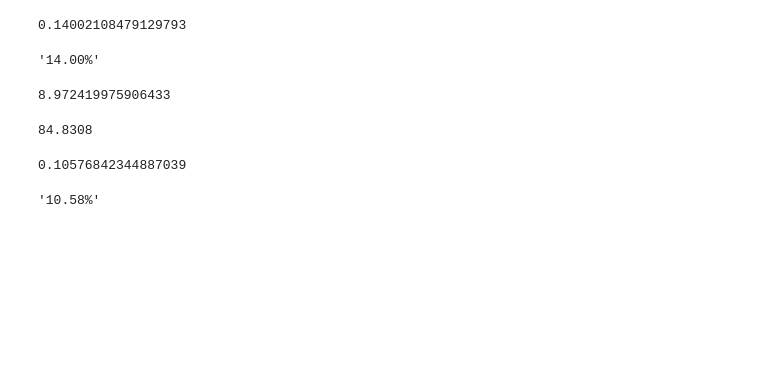
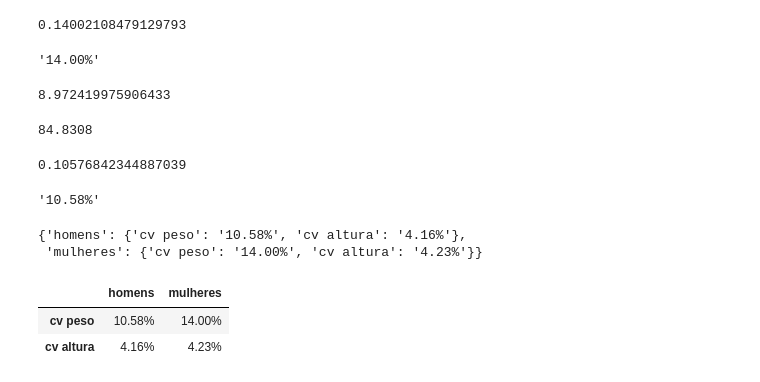
Before and after one commit to phillrog/py-machine-learning, a Jupyter notebook: notebooks/7 - Estatística/06 - Coeficiente de Variação.ipynb, the cells around one changed output. Cells and saved outputs as stored; diff of their text form; code cells hidden in the pictures; blank space fills up the shorter version.

Commit message:
transformando coeficiente de variação do peso e altura em um dataframe para comparação

```diff
--- a/notebooks/7 - Estatística/06 - Coeficiente de Variação.ipynb
+++ b/notebooks/7 - Estatística/06 - Coeficiente de Variação.ipynb
@@ -250,3 +250,18 @@ cv_peso_homens
 pct(cv_peso_homens)
 # %% [output]
 '10.58%'
+# %%
+cv_dict = {'homens':{'cv peso':pct(cv_peso_homens), 'cv altura': pct(cv_altura_homens)},
+          'mulheres': {'cv peso': pct(cv_peso_mulheres), 'cv altura': pct(cv_altura_mulheres)}}
+cv_dict
+# %% [output]
+{'homens': {'cv peso': '10.58%', 'cv altura': '4.16%'},
+ 'mulheres': {'cv peso': '14.00%', 'cv altura': '4.23%'}}
+# %%
+cv = pd.DataFrame.from_dict(cv_dict)
+# %%
+cv
+# %% [output]
+|  | homens | mulheres |
+| cv peso | 10.58% | 14.00% |
+| cv altura | 4.16% | 4.23% |
```
